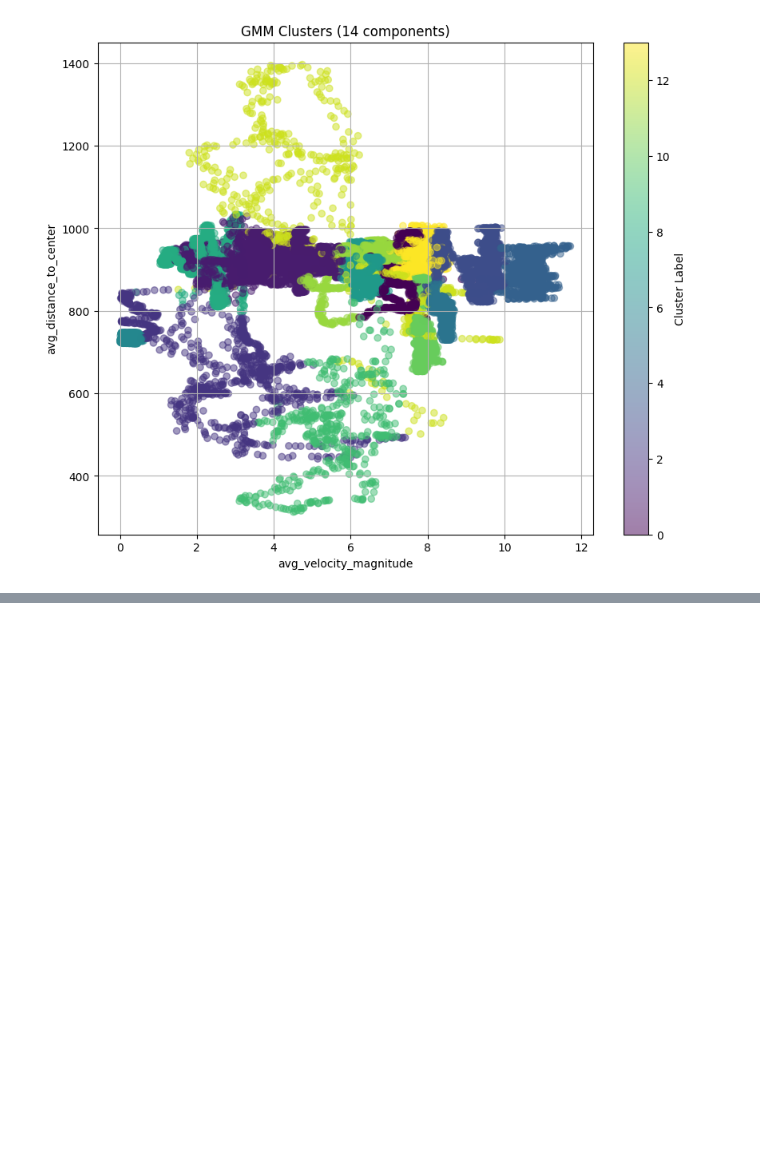
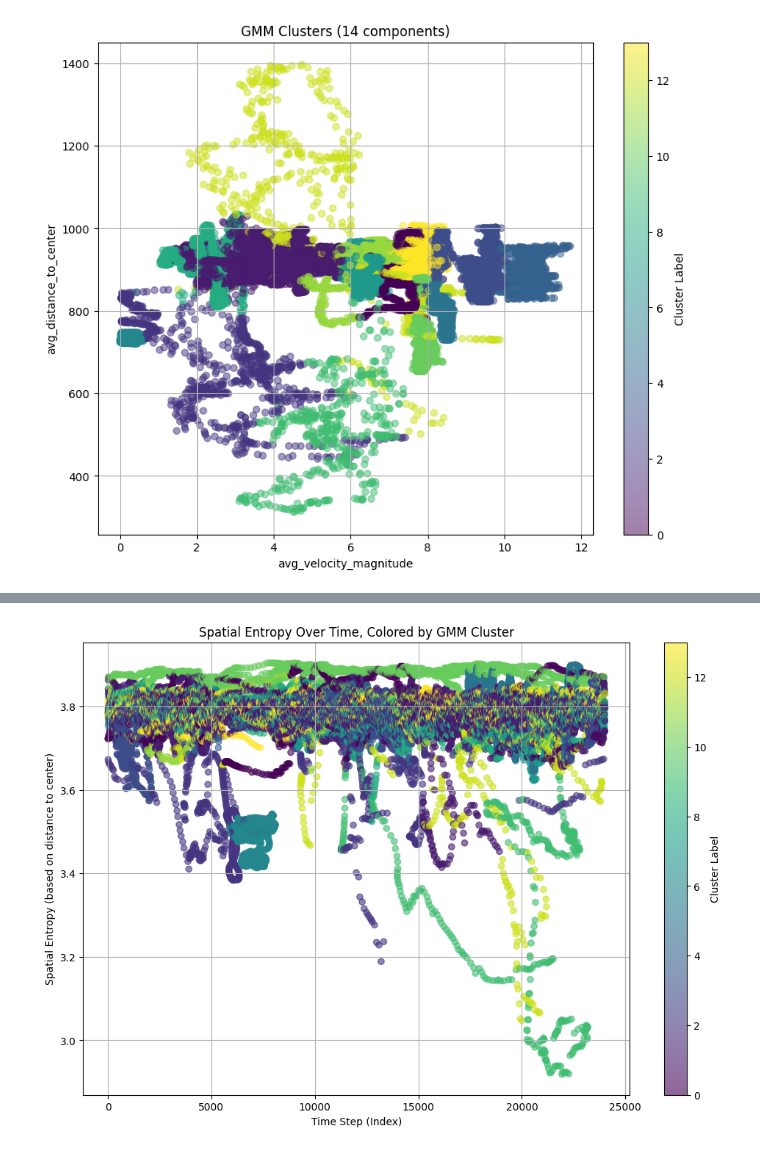
Before and after one commit to victorkingbuilder/FlockingHeat, a Jupyter notebook: Flocking_Project.ipynb, the cells around one changed output, grey strips where cells are left out. Saved outputs shown, nothing was run; the diff lists cells and outputs as text; code cells hidden in the pictures; blank space fills up the shorter version.

```diff
--- a/Flocking_Project.ipynb
+++ b/Flocking_Project.ipynb
@@ -479,0 +721,12 @@ AttributeError: 'GaussianMixture' object has no attribute 'n_components_'
+# %%
+plt.figure(figsize=(12, 8))
+# Plot spatial entropy over time, color-coded by cluster label
+scatter = plt.scatter(data.index, data['spatial_entropy'], c=data['cluster_label'], cmap='viridis', alpha=0.6)
+plt.xlabel('Time Step (Index)')
+plt.ylabel('Spatial Entropy (based on distance to center)')
+plt.title('Spatial Entropy Over Time, Colored by GMM Cluster')
+plt.colorbar(scatter, label='Cluster Label')
+plt.grid(True)
+plt.show()
+# %% [output]
+[figure, added]
```
Also changed, not shown: parts of 26 cells of this notebook.
